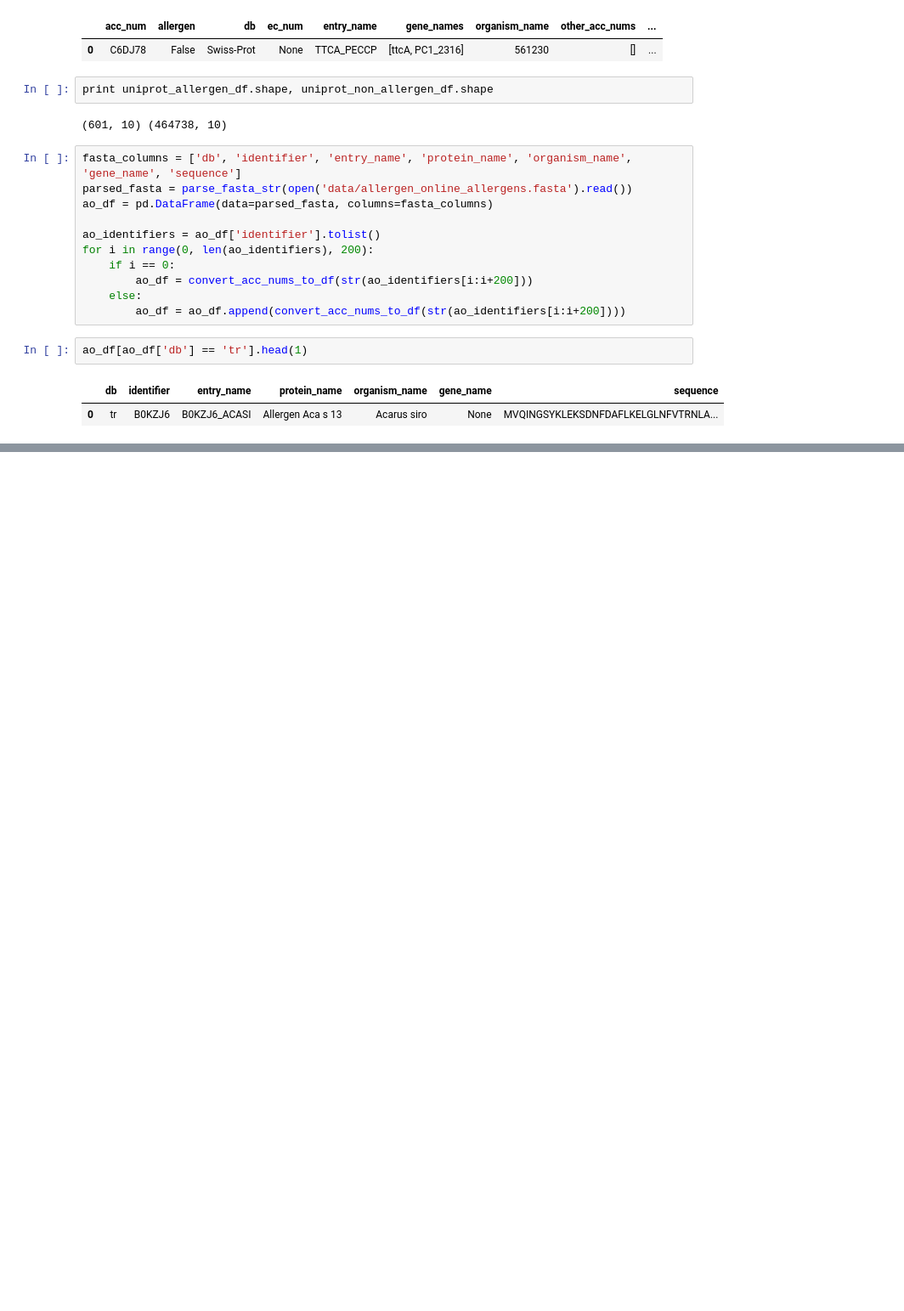
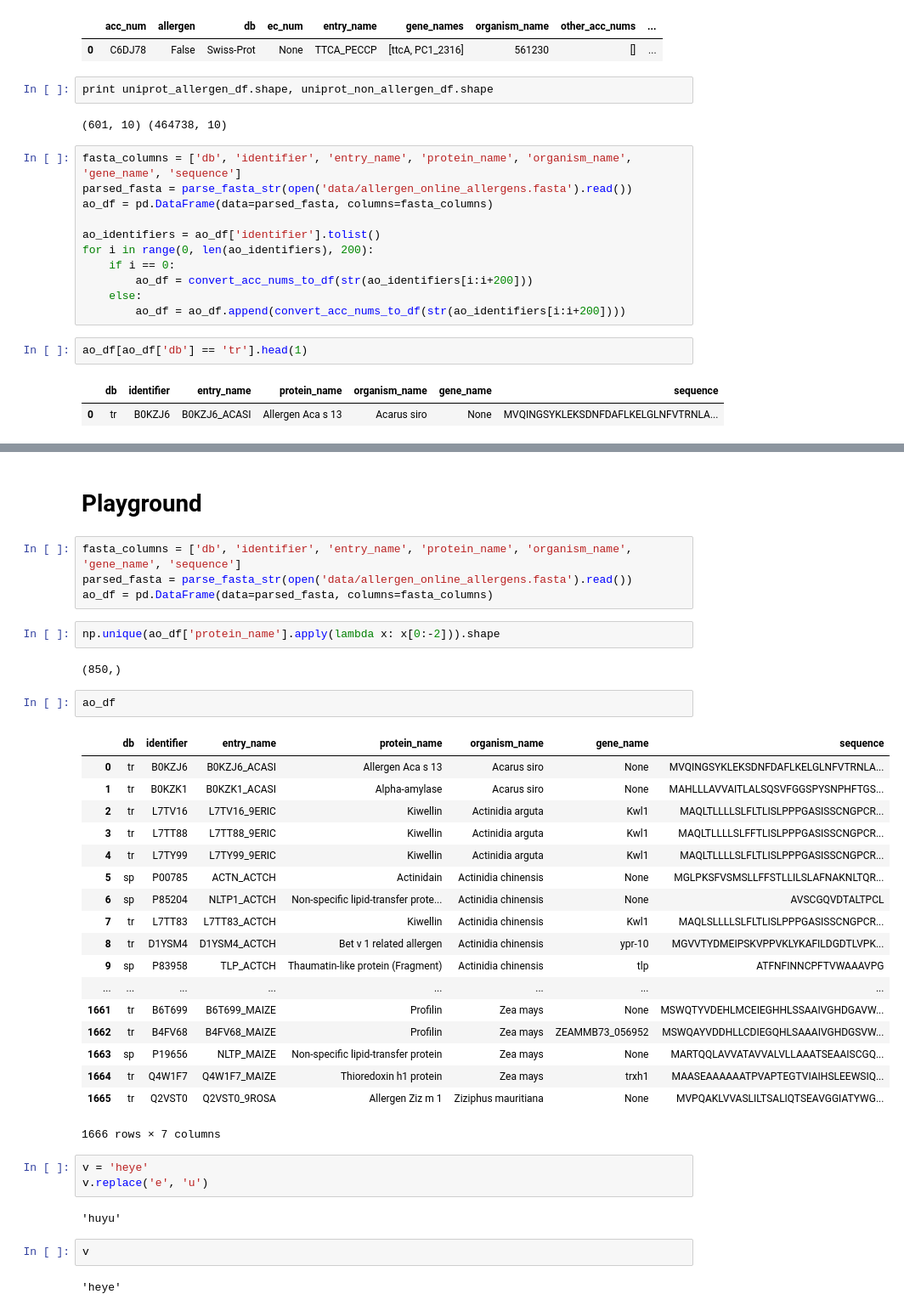
Before and after one commit to JaredJacobsen/capstone_project, a Jupyter notebook: allergen_ABT.ipynb, the cells around one changed output, grey strips where cells are left out. Shown: that part at 85% size. Cells and saved outputs as stored; diff of their text form; blank space fills up the shorter version.

Commit message:
added more features, added similarity funcs to EDA, added AH data, enhanced ABT

```diff
--- a/allergen_ABT.ipynb
+++ b/allergen_ABT.ipynb
@@ -110,0 +192,40 @@ with open('pickles/non_allergen_df_with_features.pkl', 'w') as fout:
+# %% [markdown]
+# Playground
+# %%
+fasta_columns = ['db', 'identifier', 'entry_name', 'protein_name', 'organism_name', 'gene_name', 'sequence']
+parsed_fasta = parse_fasta_str(open('data/allergen_online_allergens.fasta').read())
+ao_df = pd.DataFrame(data=parsed_fasta, columns=fasta_columns)
+# %%
+np.unique(ao_df['protein_name'].apply(lambda x: x[0:-2])).shape
+# %% [output]
+(850,)
+# %%
+ao_df
+# %% [output]
+|  | db | identifier | entry_name | protein_name | organism_name | gene_name | sequence |
+| 0 | tr | B0KZJ6 | B0KZJ6_ACASI | Allergen Aca s 13 | Acarus siro | None | MVQINGSYKLEKSDNFDAFLKELGLNFVTRNLA... |
+| 1 | tr | B0KZK1 | B0KZK1_ACASI | Alpha-amylase | Acarus siro | None | MAHLLLAVVAITLALSQSVFGGSPYSNPHFTGS... |
+| 2 | tr | L7TV16 | L7TV16_9ERIC | Kiwellin | Actinidia arguta | Kwl1 | MAQLTLLLLSLFLTLISLPPPGASISSCNGPCR... |
+| 3 | tr | L7TT88 | L7TT88_9ERIC | Kiwellin | Actinidia arguta | Kwl1 | MAQLTLLLLSLFFTLISLPPPGASISSCNGPCR... |
+| 4 | tr | L7TY99 | L7TY99_9ERIC | Kiwellin | Actinidia arguta | Kwl1 | MAQLTLLLLSLFLTLISLPPPGASISSCNGPCR... |
+| 5 | sp | P00785 | ACTN_ACTCH | Actinidain | Actinidia chinensis | None | MGLPKSFVSMSLLFFSTLLILSLAFNAKNLTQR... |
+| 6 | sp | P85204 | NLTP1_ACTCH | Non-specific lipid-transfer prote... | Actinidia chinensis | None | AVSCGQVDTALTPCL |
+| 7 | tr | L7TT83 | L7TT83_ACTCH | Kiwellin | Actinidia chinensis | Kwl1 | MAQLSLLLLSLFLTLISLPPPGASISSCNGPCR... |
+| 8 | tr | D1YSM4 | D1YSM4_ACTCH | Bet v 1 related allergen | Actinidia chinensis | ypr-10 | MGVVTYDMEIPSKVPPVKLYKAFILDGDTLVPK... |
+| 9 | sp | P83958 | TLP_ACTCH | Thaumatin-like protein (Fragment) | Actinidia chinensis | tlp | ATFNFINNCPFTVWAAAVPG |
+| ... | ... | ... | ... | ... | ... | ... | ... |
+| 1661 | tr | B6T699 | B6T699_MAIZE | Profilin | Zea mays | None | MSWQTYVDEHLMCEIEGHHLSSAAIVGHDGAVW... |
+| 1662 | tr | B4FV68 | B4FV68_MAIZE | Profilin | Zea mays | ZEAMMB73_056952 | MSWQAYVDDHLLCDIEGQHLSAAAIVGHDGSVW... |
+| 1663 | sp | P19656 | NLTP_MAIZE | Non-specific lipid-transfer protein | Zea mays | None | MARTQQLAVVATAVVALVLLAAATSEAAISCGQ... |
+| 1664 | tr | Q4W1F7 | Q4W1F7_MAIZE | Thioredoxin h1 protein | Zea mays | trxh1 | MAASEAAAAAATPVAPTEGTVIAIHSLEEWSIQ... |
+| 1665 | tr | Q2VST0 | Q2VST0_9ROSA | Allergen Ziz m 1 | Ziziphus mauritiana | None | MVPQAKLVVASLILTSALIQTSEAVGGIATYWG... |
+1666 rows × 7 columns
+# %%
+v = 'heye'
+v.replace('e', 'u')
+# %% [output]
+'huyu'
+# %%
+v
+# %% [output]
+'heye'
```
Also changed, not shown: parts of 12 cells of this notebook, 23 other files.
